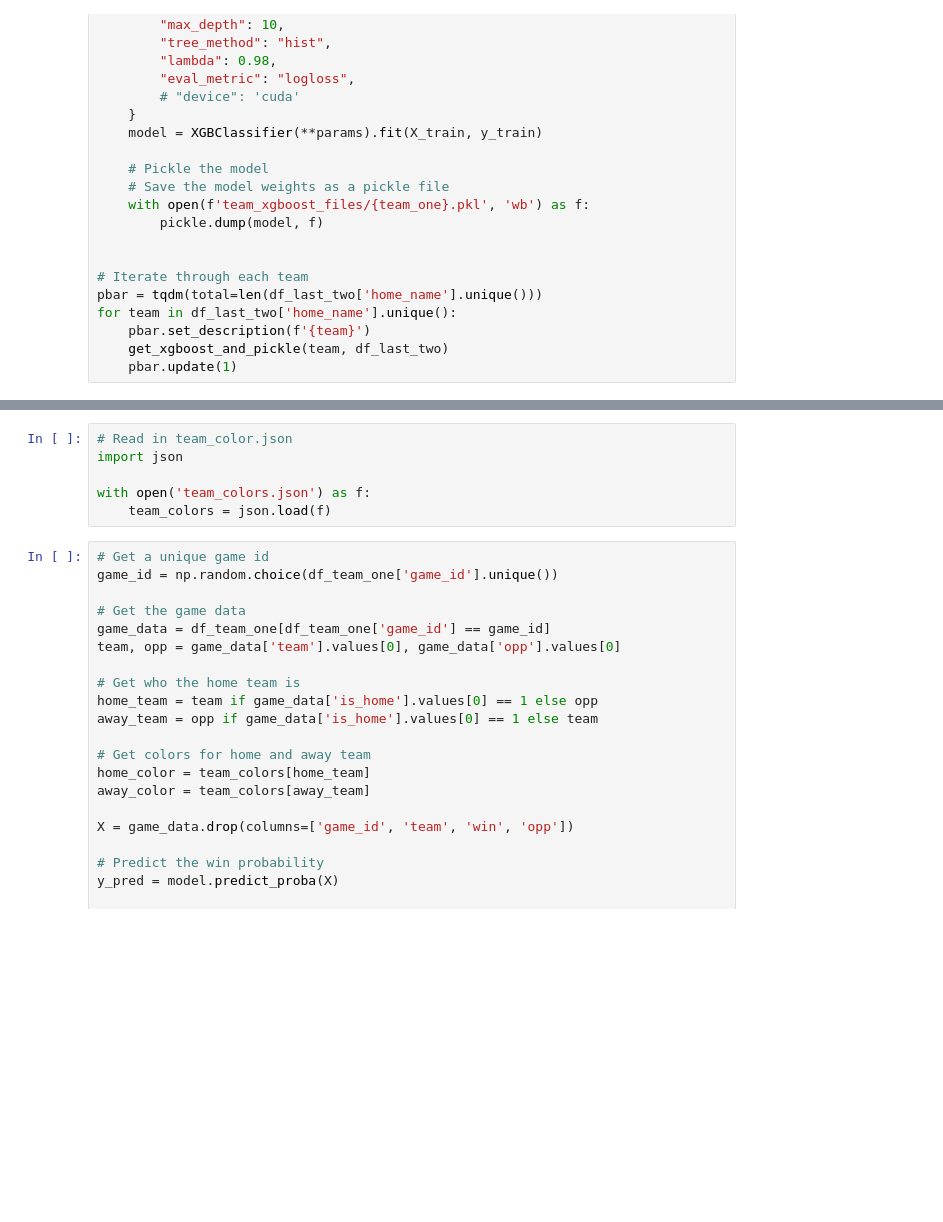
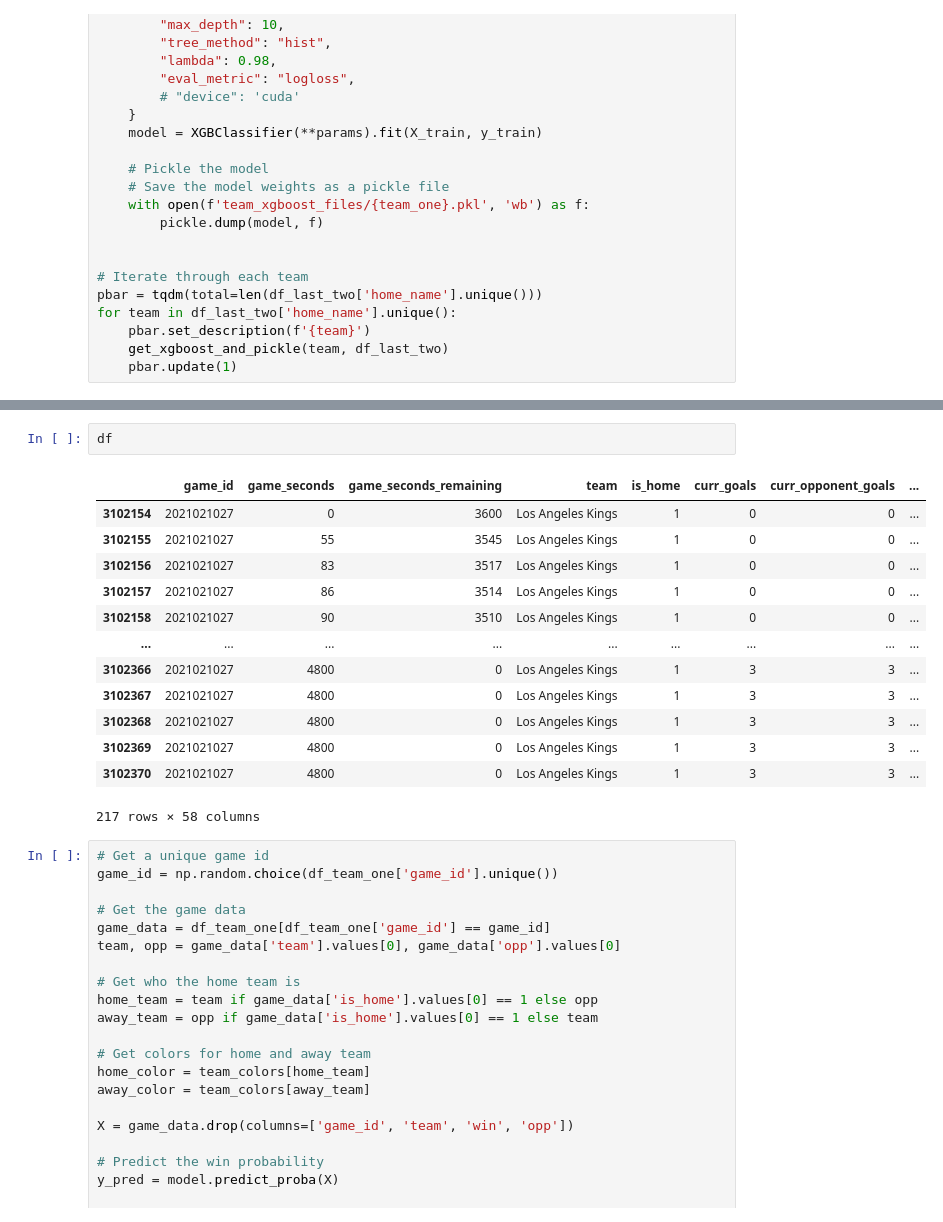
Before and after one commit to jeffxhansen/NHL_Win_Predictor, a Jupyter notebook: dylan_xgboost_shap.ipynb, the cells around one changed output, grey strips where cells are left out. Drawn from its saved outputs; the diff is of its cells as text; blank space fills up the shorter version.

```diff
--- a/dylan_xgboost_shap.ipynb
+++ b/dylan_xgboost_shap.ipynb
@@ -318,9 +323,19 @@ predict_game_xgboost(random_team, df_last_two)
-# %%
-# Read in team_color.json
-import json
-
-with open('team_colors.json') as f:
-    team_colors = json.load(f)
+# %%
+df
+# %% [output]
+|  | game_id | game_seconds | game_seconds_remaining | team | is_home | curr_goals | curr_opponent_goals | ... |
+| 3102154 | 2021021027 | 0 | 3600 | Los Angeles Kings | 1 | 0 | 0 | ... |
+| 3102155 | 2021021027 | 55 | 3545 | Los Angeles Kings | 1 | 0 | 0 | ... |
+| 3102156 | 2021021027 | 83 | 3517 | Los Angeles Kings | 1 | 0 | 0 | ... |
+| 3102157 | 2021021027 | 86 | 3514 | Los Angeles Kings | 1 | 0 | 0 | ... |
+| 3102158 | 2021021027 | 90 | 3510 | Los Angeles Kings | 1 | 0 | 0 | ... |
+| ... | ... | ... | ... | ... | ... | ... | ... | ... |
+| 3102366 | 2021021027 | 4800 | 0 | Los Angeles Kings | 1 | 3 | 3 | ... |
+| 3102367 | 2021021027 | 4800 | 0 | Los Angeles Kings | 1 | 3 | 3 | ... |
+| 3102368 | 2021021027 | 4800 | 0 | Los Angeles Kings | 1 | 3 | 3 | ... |
+| 3102369 | 2021021027 | 4800 | 0 | Los Angeles Kings | 1 | 3 | 3 | ... |
+| 3102370 | 2021021027 | 4800 | 0 | Los Angeles Kings | 1 | 3 | 3 | ... |
+217 rows × 58 columns
 # %%
 # Get a unique game id
 game_id = np.random.choice(df_team_one['game_id'].unique())
```
Also changed, not shown: parts of 1 cell of this notebook, 2 other files.
